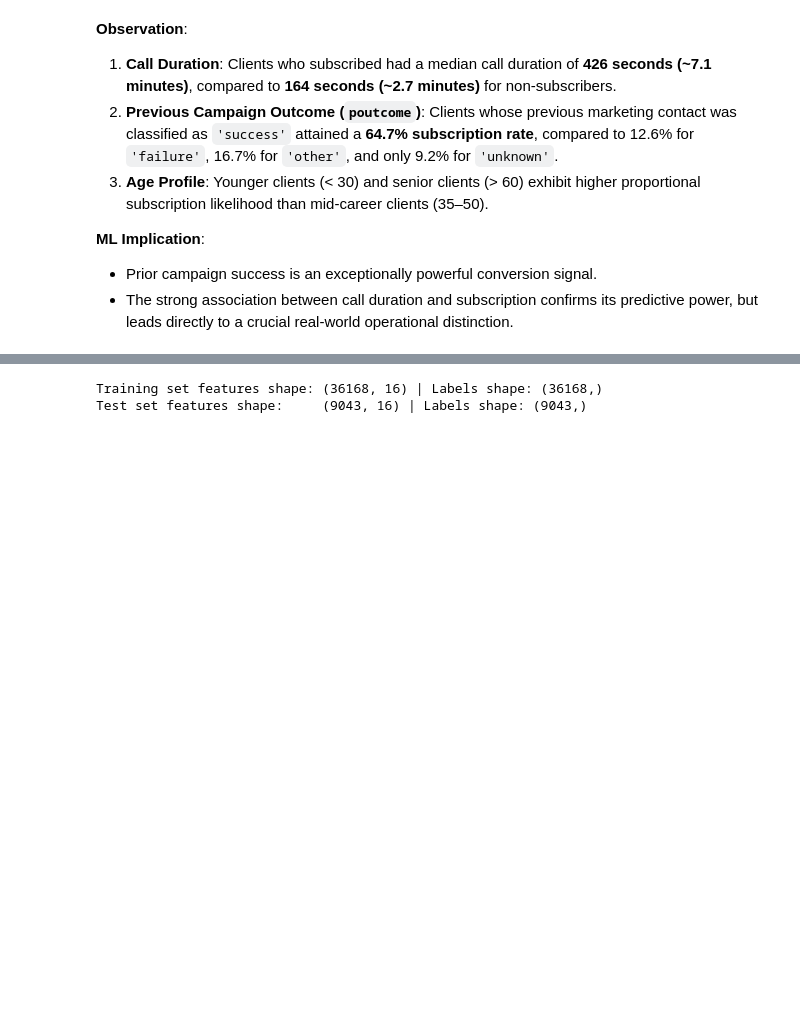
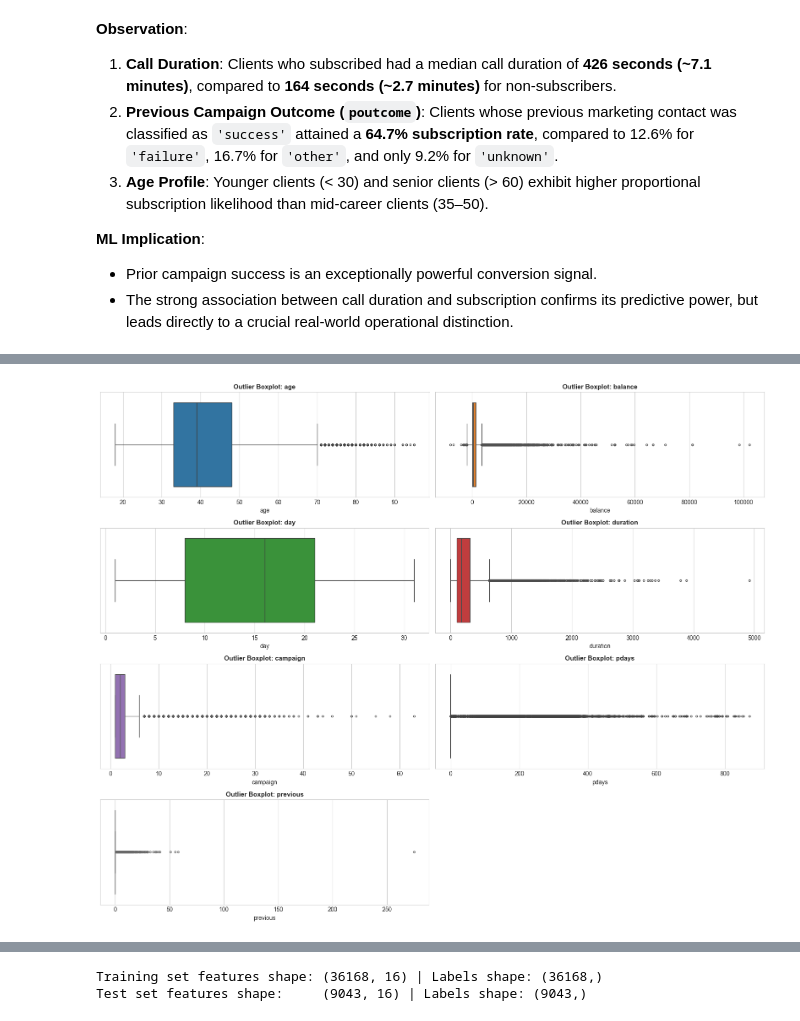
Before and after one commit to Ne-Ran/Machine-Learning-Capstone-Project, a Jupyter notebook: notebooks/classification.ipynb, the cells around one changed output, grey strips where cells are left out. Cells and saved outputs as stored; diff of their text form; code cells hidden in the pictures; blank space fills up the shorter version.

Commit message:
Refactor repository structure and apply comprehensive Review 1 audit fixes

```diff
--- a/Notebooks/classification.ipynb
+++ b/notebooks/classification.ipynb
@@ -411,0 +450,29 @@ Passing `palette` without assigning `hue` is deprecated and will be removed in v
+# %%
+# Compile systematic IQR outlier audit table across all 7 numerical features
+outlier_records = []
+
+for col in num_cols:
+    q1 = df[col].quantile(0.25)
+    q3 = df[col].quantile(0.75)
+    iqr = q3 - q1
+    lower_bound = q1 - 1.5 * iqr
+    upper_bound = q3 + 1.5 * iqr
+
+    outliers = df[(df[col] < lower_bound) | (df[col] > upper_bound)]
+    outlier_count = len(outliers)
+    outlier_pct = (outlier_count / len(df)) * 100
+
+    outlier_records.append({
+        'Feature': col,
+        'Q1 (25%)': round(q1, 2),
+        'Q3 (75%)': round(q3, 2),
+        'IQR': round(iqr, 2),
+        'Lower Bound': round(lower_bound, 2),
+        'Upper Bound': round(upper_bound, 2),
+        'Outlier Count': outlier_count,
+        'Outlier %': round(outlier_pct, 2)
+    })
+
+outlier_audit_df = pd.DataFrame(outlier_records)
+print("=== SYSTEMATIC IQR OUTLIER AUDIT TABLE (ALL 7 NUMERICAL FEATURES) ===")
+display(outlier_audit_df)
@@ -411,0 +489,17 @@ Passing `palette` without assigning `hue` is deprecated and will be removed in v
+# %%
+# Multi-panel boxplot visualization for all 7 numerical features
+fig, axes = plt.subplots(4, 2, figsize=(16, 13))
+axes = axes.flatten()
+
+for idx, col in enumerate(num_cols):
+    ax = axes[idx]
+    sns.boxplot(x=df[col], ax=ax, color=palette[idx % len(palette)], fliersize=3)
+    ax.set_title(f'Outlier Boxplot: {col}', fontsize=11, fontweight='bold')
+    ax.set_xlabel(col, fontsize=10)
+
+# Hide the unused 8th subplot
+axes[-1].axis('off')
+plt.tight_layout()
+plt.show()
+# %% [output]
+[figure, added]
```
Also changed, not shown: parts of 32 cells of this notebook, 7 other files.
